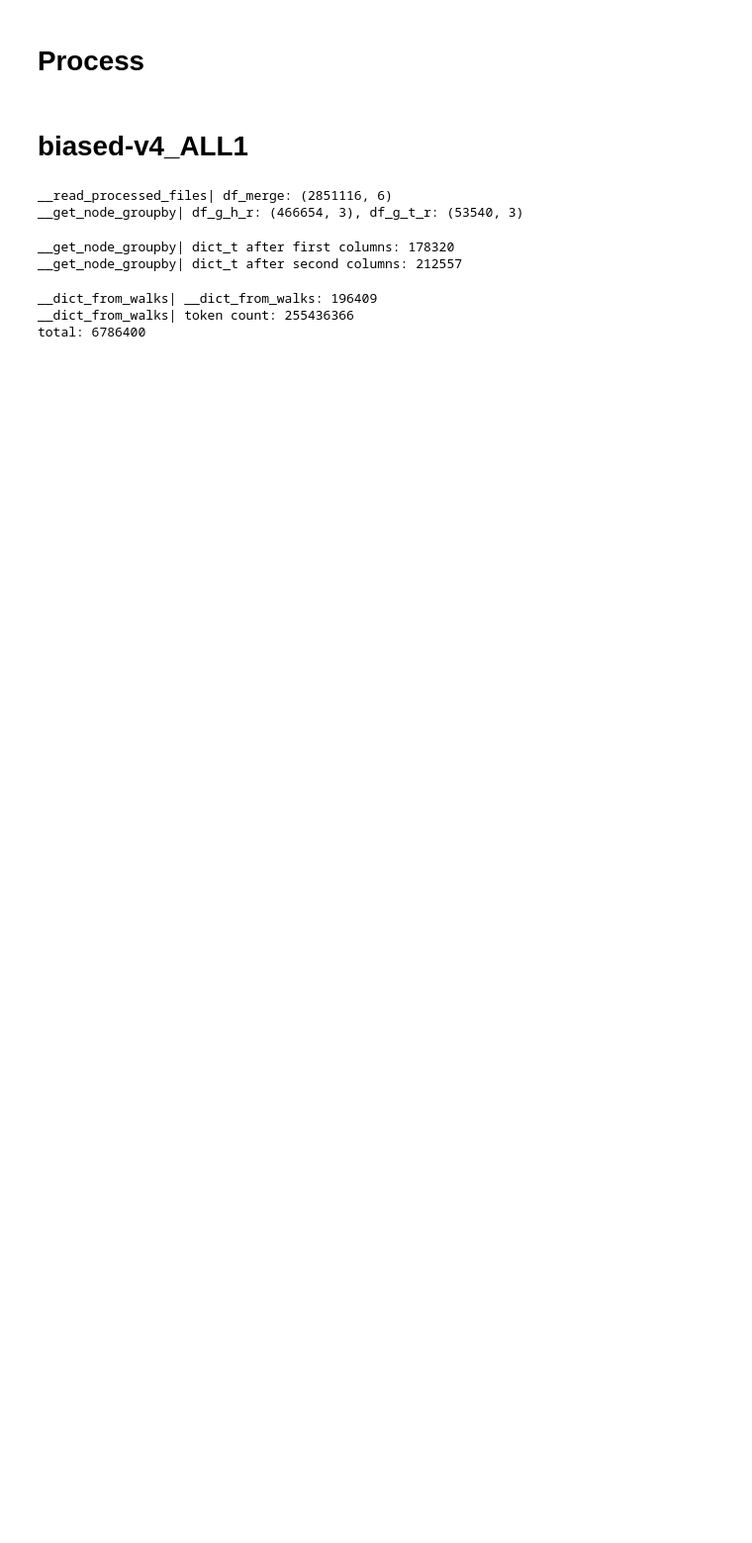
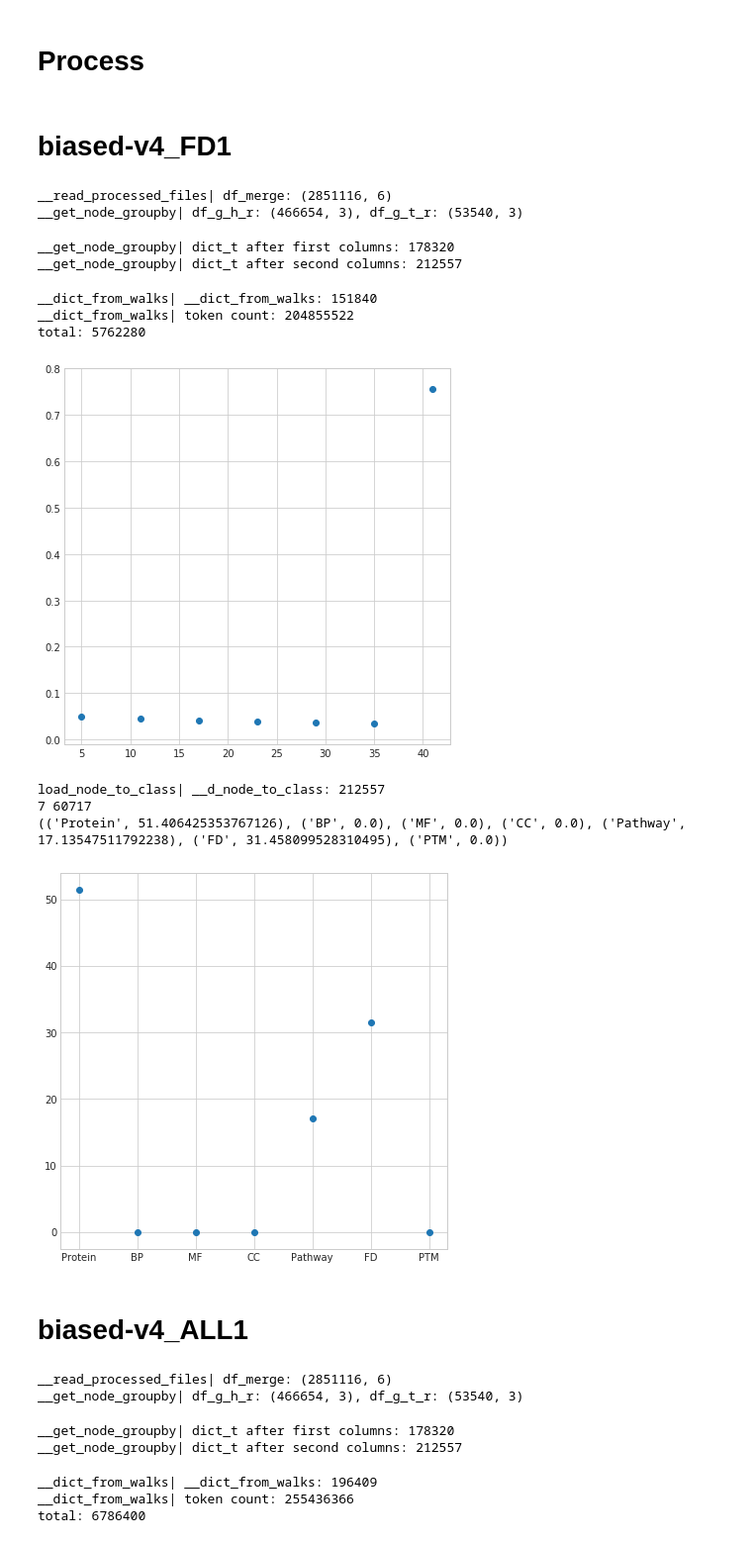
Before and after one commit to abbask/graphpattern2vec_bias, a Jupyter notebook: WalkAnalysis.ipynb, the cells around one changed output. Shown: that part at 99% size. Cells and saved outputs as stored; diff of their text form; code cells hidden in the pictures; blank space fills up the shorter version.

```diff
--- a/WalkAnalysis.ipynb
+++ b/WalkAnalysis.ipynb
@@ -212,6 +212,28 @@ def plot_scatter_class_count(class_counts, full_file_path):
     plt.scatter(x, y)
     plt.savefig(full_file_path)
     plt.show()
+# %% [markdown]
+# biased-v4_FD1
+# %%
+walk_file_name = 'walks-pro-x-pro-path-40-40-graphpattern2vec-biased-v4_FD1'
+wa = process(walk_file_name)
+
+d_n_c = load_node_to_class('data/', 'dict_node_to_class')
+class_counts = generate_class_count(wa, d_n_c)
+plot_scatter_class_count(class_counts, path + 'class_count_hist_' + walk_file_name)
+# %% [output]
+__read_processed_files| df_merge: (2851116, 6)
+__get_node_groupby| df_g_h_r: (466654, 3), df_g_t_r: (53540, 3)
+__get_node_groupby| dict_t after first columns: 178320
+__get_node_groupby| dict_t after second columns: 212557
+__dict_from_walks| __dict_from_walks: 151840
+__dict_from_walks| token count: 204855522
+total: 5762280
+[figure, added]
+load_node_to_class| __d_node_to_class: 212557
+7 60717
+(('Protein', 51.406425353767126), ('BP', 0.0), ('MF', 0.0), ('CC', 0.0), ('Pathway', 17.13547511792238), ('FD', 31.458099528310495), ('PTM', 0.0))
+[figure, added]
 # %% [markdown]
 # biased-v4_ALL1
 # %%
```
Also changed, not shown: 2 other files.
